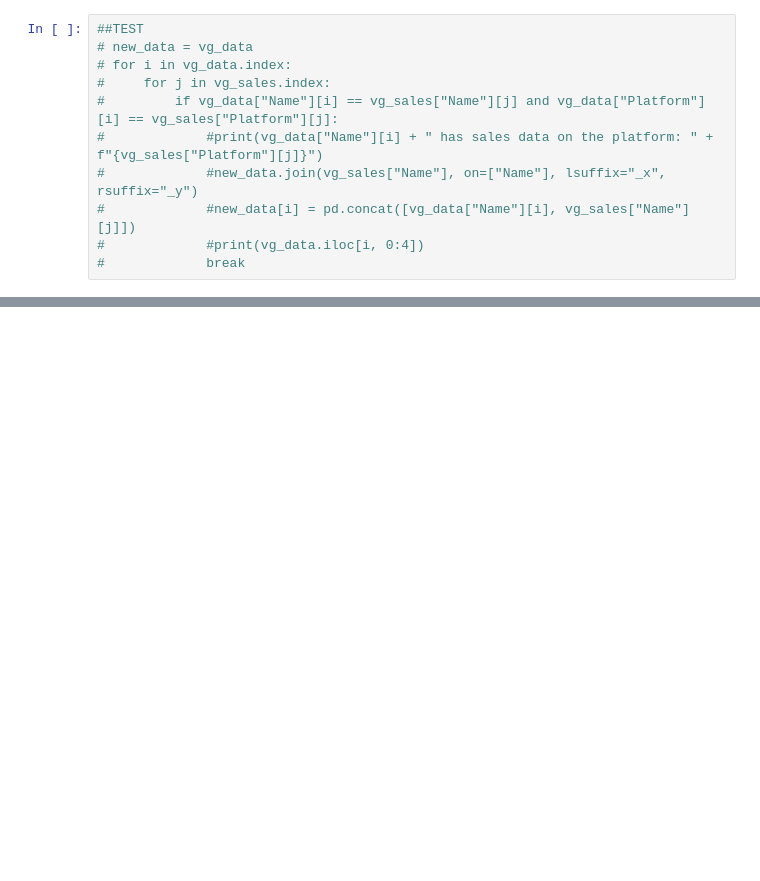
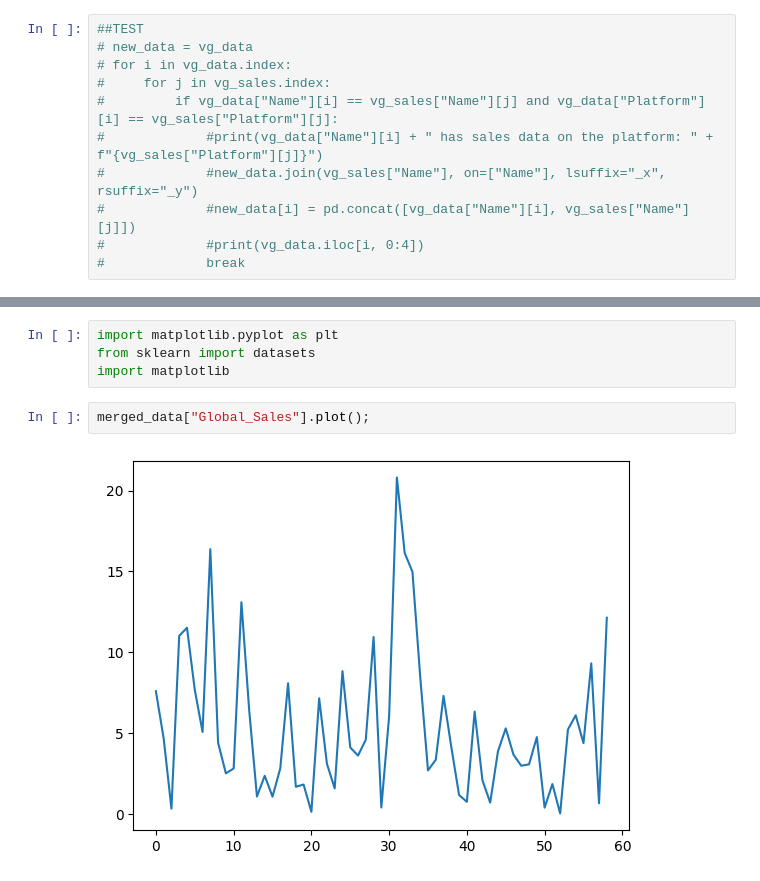
Before and after one commit to Fionn-2K/houdiniUtils, a Jupyter notebook: dataset_plots.ipynb, the cells around one changed output, grey strips where cells are left out. Drawn from its saved outputs; the diff is of its cells as text; blank space fills up the shorter version.

Commit message:
Basic plots

```diff
--- a/dataset_plots.ipynb
+++ b/dataset_plots.ipynb
@@ -178,0 +196,8 @@ merged_data.head()
+# %%
+import matplotlib.pyplot as plt
+from sklearn import datasets
+import matplotlib
+# %%
+merged_data["Global_Sales"].plot();
+# %% [output]
+[figure, added]
```
Also changed, not shown: parts of 4 cells of this notebook.
